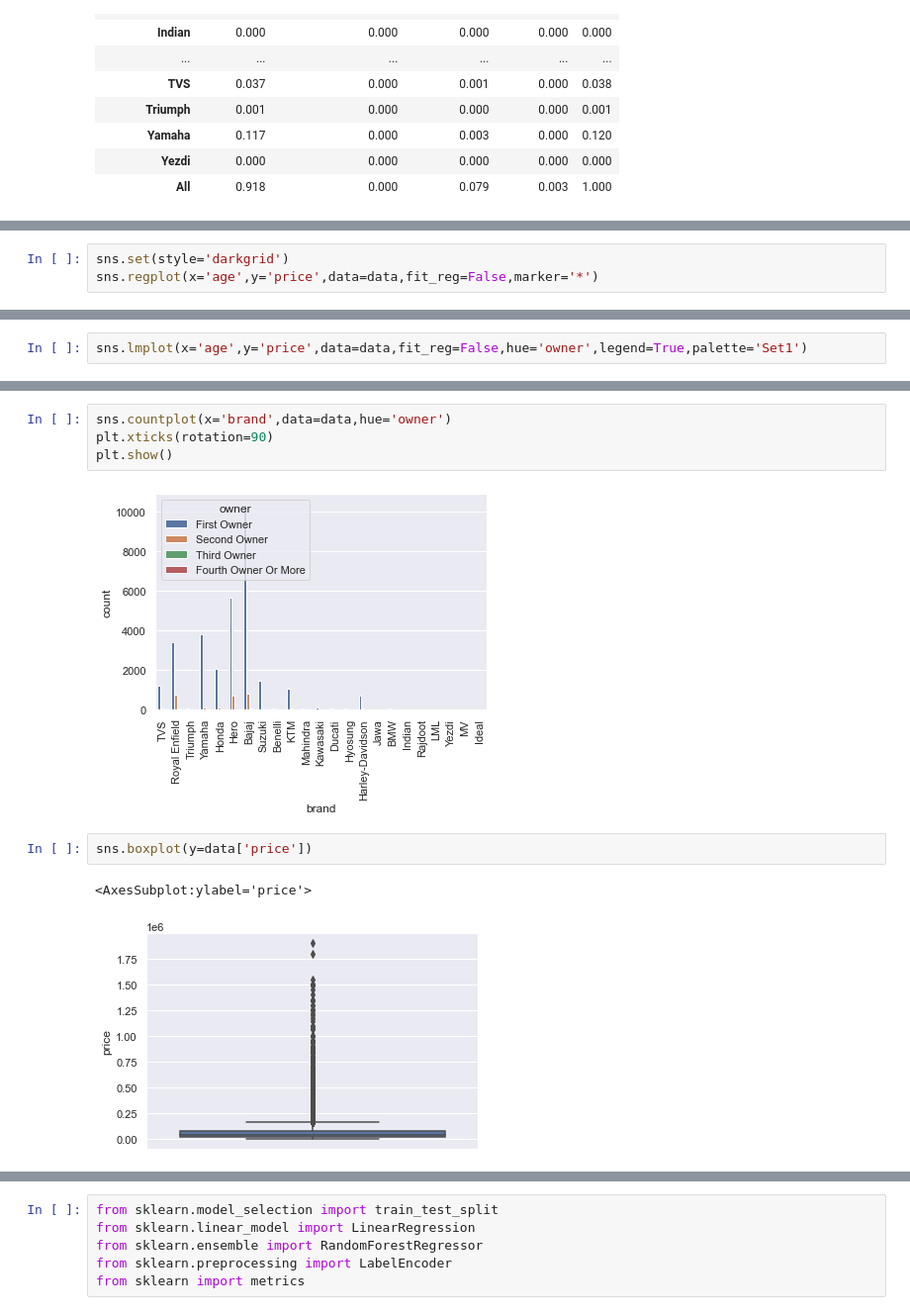
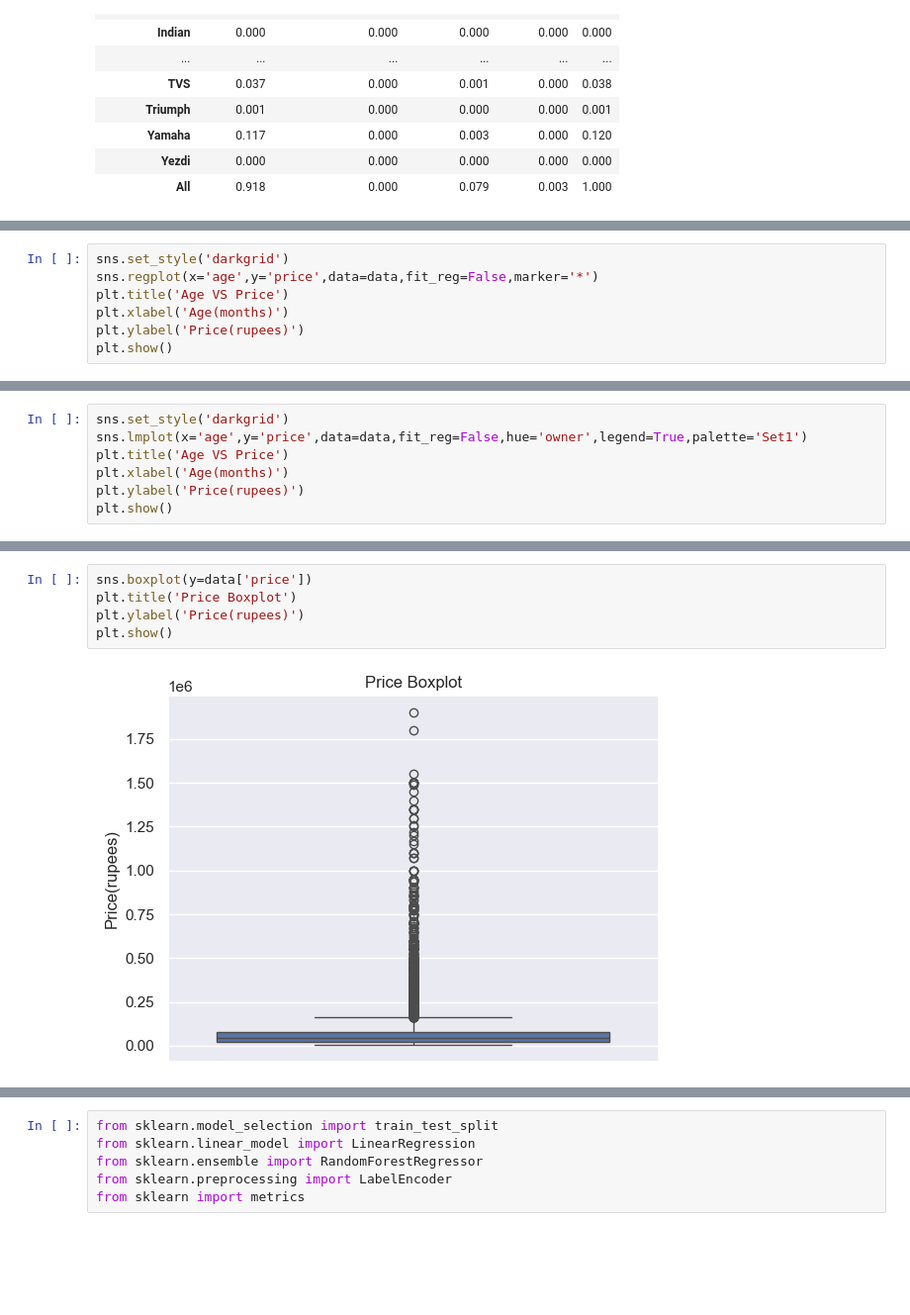
Before and after one commit to Pramod-Pasala/Used-Bike-Price-Prediction, a Jupyter notebook: main.ipynb, the cells around one changed output, grey strips where cells are left out. Shown at 99% size. Saved outputs shown, nothing was run; the diff lists cells and outputs as text; blank space fills up the shorter version.

```diff
--- a/main.ipynb
+++ b/main.ipynb
@@ -134,4 +124,8 @@ plt.show()
 # %%
-sns.set(style='darkgrid')
+sns.set_style('darkgrid')
 sns.regplot(x='age',y='price',data=data,fit_reg=False,marker='*')
+plt.title('Age VS Price')
+plt.xlabel('Age(months)')
+plt.ylabel('Price(rupees)')
+plt.show()
 # %% [output]
@@ -140,3 +133,8 @@ sns.regplot(x='age',y='price',data=data,fit_reg=False,marker='*')
 # %%
+sns.set_style('darkgrid')
 sns.lmplot(x='age',y='price',data=data,fit_reg=False,hue='owner',legend=True,palette='Set1')
+plt.title('Age VS Price')
+plt.xlabel('Age(months)')
+plt.ylabel('Price(rupees)')
+plt.show()
 # %% [output]
@@ -156,13 +148,9 @@ plt.show()
-# %%
-sns.countplot(x='brand',data=data,hue='owner')
-plt.xticks(rotation=90)
-plt.show()
-# %% [output]
-[figure, removed]
 # %%
 sns.boxplot(y=data['price'])
+plt.title('Price Boxplot')
+plt.ylabel('Price(rupees)')
+plt.show()
 # %% [output]
-<AxesSubplot:ylabel='price'>
-[figure, old version]
+[figure, new version]
 # %%
 sns.boxplot(x=data['owner'],y=data['price'])
```
Also changed, not shown: parts of 20 cells of this notebook, 11 other files.
